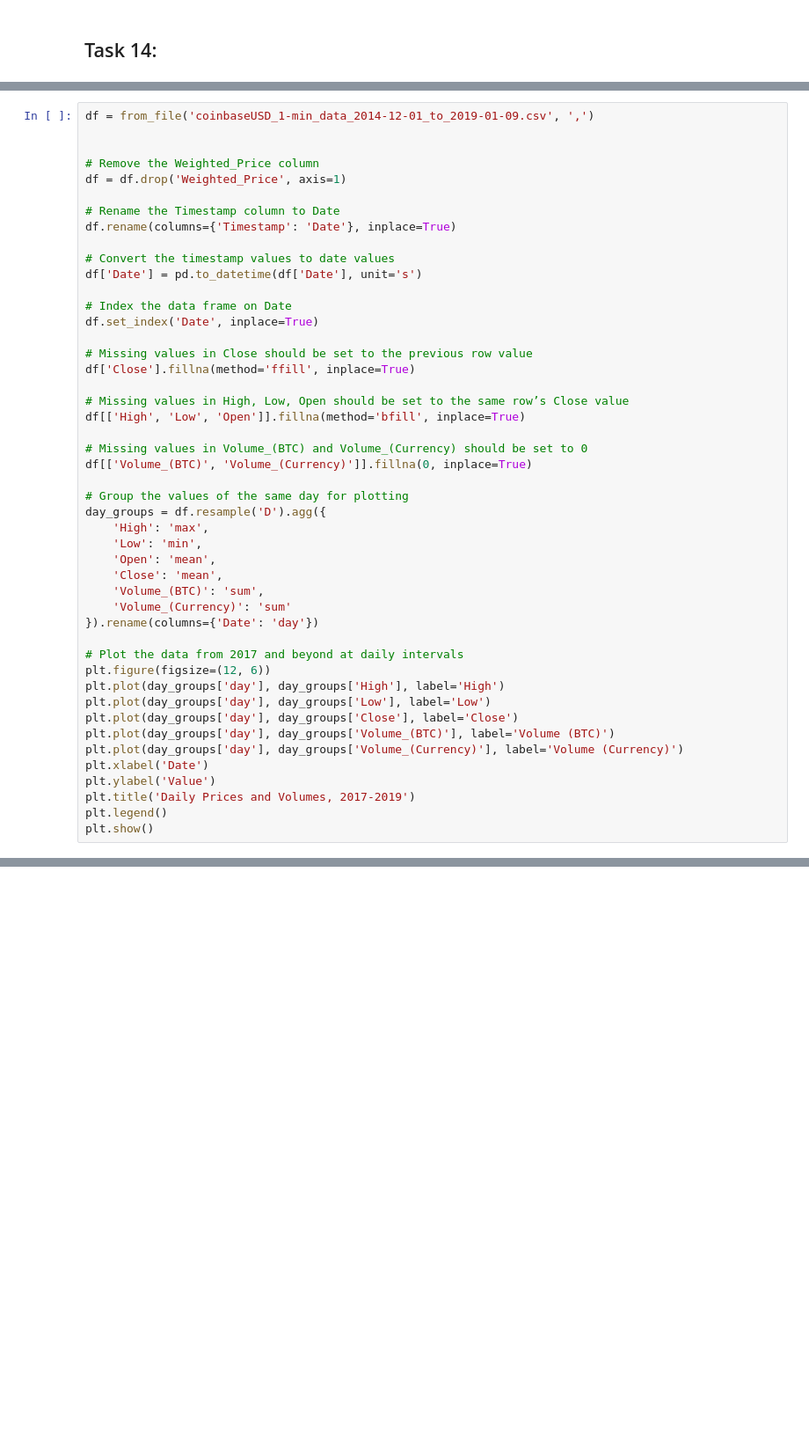
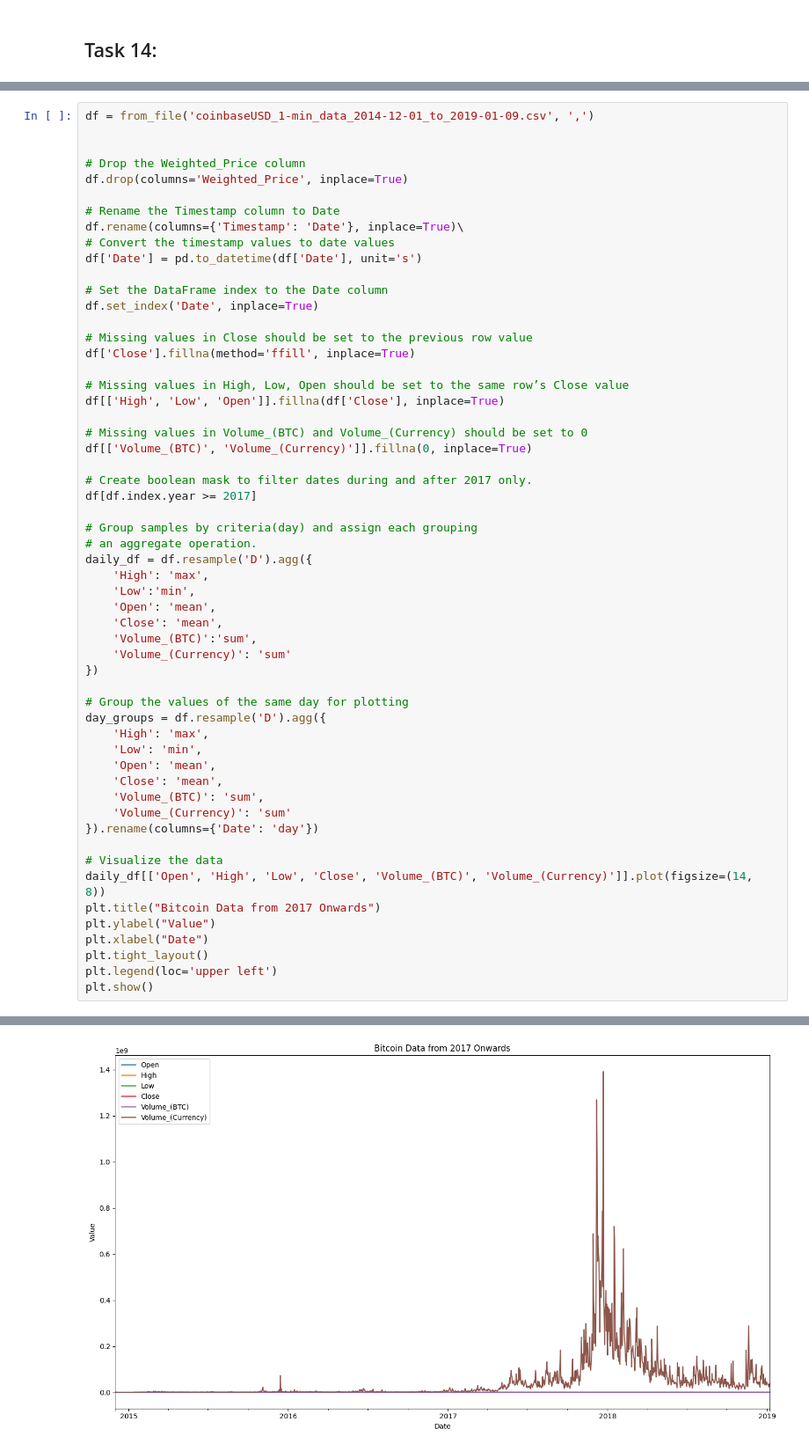
Before and after one commit to claybowl/holbertonschool-machine_learning, a Jupyter notebook: reinforcement_learning/pipeline/pandas/pandas.ipynb, the cells around one changed output, grey strips where cells are left out. Shown at 88% size. Cells and saved outputs as stored; diff of their text form; blank space fills up the shorter version.

```diff
--- a/reinforcement_learning/pipeline/pandas/pandas.ipynb
+++ b/reinforcement_learning/pipeline/pandas/pandas.ipynb
@@ -410,26 +466,39 @@ import matplotlib.pyplot as plt
 df = from_file('coinbaseUSD_1-min_data_2014-12-01_to_2019-01-09.csv', ',')
 
 
-# Remove the Weighted_Price column
-df = df.drop('Weighted_Price', axis=1)
+# Drop the Weighted_Price column
+df.drop(columns='Weighted_Price', inplace=True)
 
 # Rename the Timestamp column to Date
-df.rename(columns={'Timestamp': 'Date'}, inplace=True)
-
+df.rename(columns={'Timestamp': 'Date'}, inplace=True)\
 # Convert the timestamp values to date values
 df['Date'] = pd.to_datetime(df['Date'], unit='s')
 
-# Index the data frame on Date
+# Set the DataFrame index to the Date column
 df.set_index('Date', inplace=True)
 
 # Missing values in Close should be set to the previous row value
 df['Close'].fillna(method='ffill', inplace=True)
 
 # Missing values in High, Low, Open should be set to the same row’s Close value
-df[['High', 'Low', 'Open']].fillna(method='bfill', inplace=True)
+df[['High', 'Low', 'Open']].fillna(df['Close'], inplace=True)
 
 # Missing values in Volume_(BTC) and Volume_(Currency) should be set to 0
 df[['Volume_(BTC)', 'Volume_(Currency)']].fillna(0, inplace=True)
+
+# Create boolean mask to filter dates during and after 2017 only.
+df[df.index.year >= 2017]
+
+# Group samples by criteria(day) and assign each grouping
+# an aggregate operation.
+daily_df = df.resample('D').agg({
+    'High': 'max',
+    'Low':'min',
+    'Open': 'mean',
+    'Close': 'mean',
+    'Volume_(BTC)':'sum',
+    'Volume_(Currency)': 'sum'
+})
 
 # Group the values of the same day for plotting
 day_groups = df.resample('D').agg({
@@ -441,17 +510,13 @@ day_groups = df.resample('D').agg({
     'Volume_(Currency)': 'sum'
 }).rename(columns={'Date': 'day'})
 
-# Plot the data from 2017 and beyond at daily intervals
-plt.figure(figsize=(12, 6))
-plt.plot(day_groups['day'], day_groups['High'], label='High')
-plt.plot(day_groups['day'], day_groups['Low'], label='Low')
-plt.plot(day_groups['day'], day_groups['Close'], label='Close')
-plt.plot(day_groups['day'], day_groups['Volume_(BTC)'], label='Volume (BTC)')
-plt.plot(day_groups['day'], day_groups['Volume_(Currency)'], label='Volume (Currency)')
-plt.xlabel('Date')
-plt.ylabel('Value')
-plt.title('Daily Prices and Volumes, 2017-2019')
-plt.legend()
+# Visualize the data
+daily_df[['Open', 'High', 'Low', 'Close', 'Volume_(BTC)', 'Volume_(Currency)']].plot(figsize=(14, 8))
+plt.title("Bitcoin Data from 2017 Onwards")
+plt.ylabel("Value")
+plt.xlabel("Date")
+plt.tight_layout()
+plt.legend(loc='upper left')
 plt.show()
 # %% [output]
 A value is trying to be set on a copy of a slice from a DataFrame
@@ -466,0 +530 @@ KeyError: 'day'
+[figure, added]
```
Also changed, not shown: parts of 8 cells of this notebook, 9 other files.
